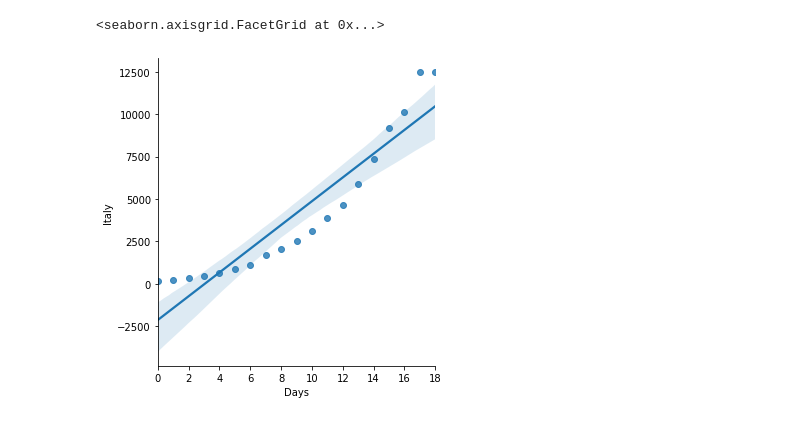
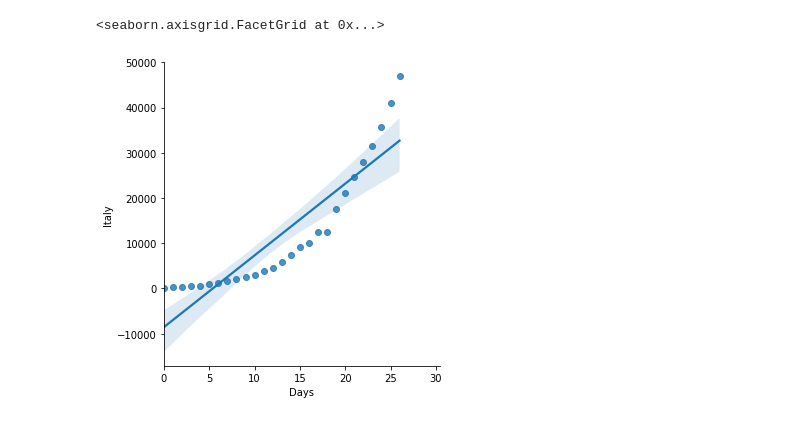
Before and after one commit to fiskker/COVID-19, a Jupyter notebook: Italy - China.ipynb, the cells around one changed output. Saved outputs shown, nothing was run; the diff lists cells and outputs as text; code cells hidden in the pictures.

```diff
--- a/Italy - China.ipynb
+++ b/Italy - China.ipynb
@@ -60,14 +60,14 @@ offset.plot()
 # %%
 italy_cases = conf.loc[conf['Country/Region'] == 'Italy']
 italy_cases = italy_cases.drop(['Province/State', 'Country/Region', 'Lat', 'Long'], axis=1)
 italy_cases_t = italy_cases.transpose()
 italy_cases_t = italy_cases_t.reset_index()
 italy_cases_t = italy_cases_t.drop('index', axis=1)
 italy_cases_t = italy_cases_t.reset_index()
 italy_cases_t.rename(columns={'index': 'Days', 16: 'Italy'}, inplace=True)
 italy_cases_t['Italy'] = italy_cases_t['Italy'].shift(-32)
-italy_cases_t = italy_cases_t[0:19]
+italy_cases_t = italy_cases_t[0:30]
 sns.lmplot(x='Days',y='Italy',data=italy_cases_t,fit_reg=True)
 # %% [output]
 <seaborn.axisgrid.FacetGrid at 0x...>
-[figure, old version]
+[figure, new version]
```
Also changed, not shown: parts of 4 cells of this notebook.
